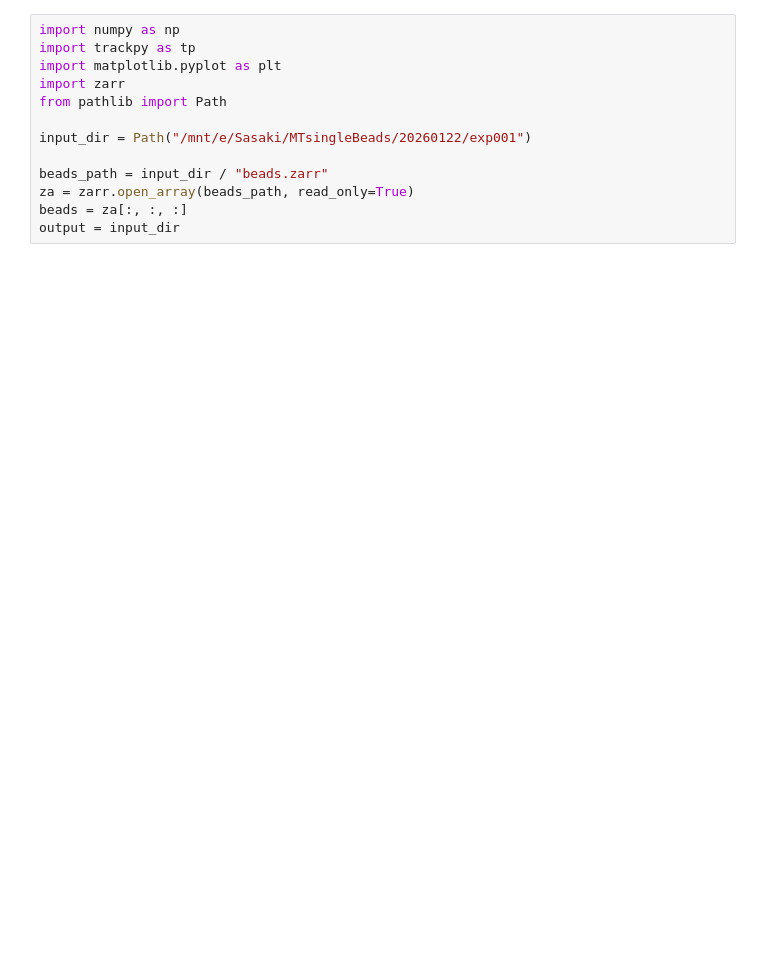
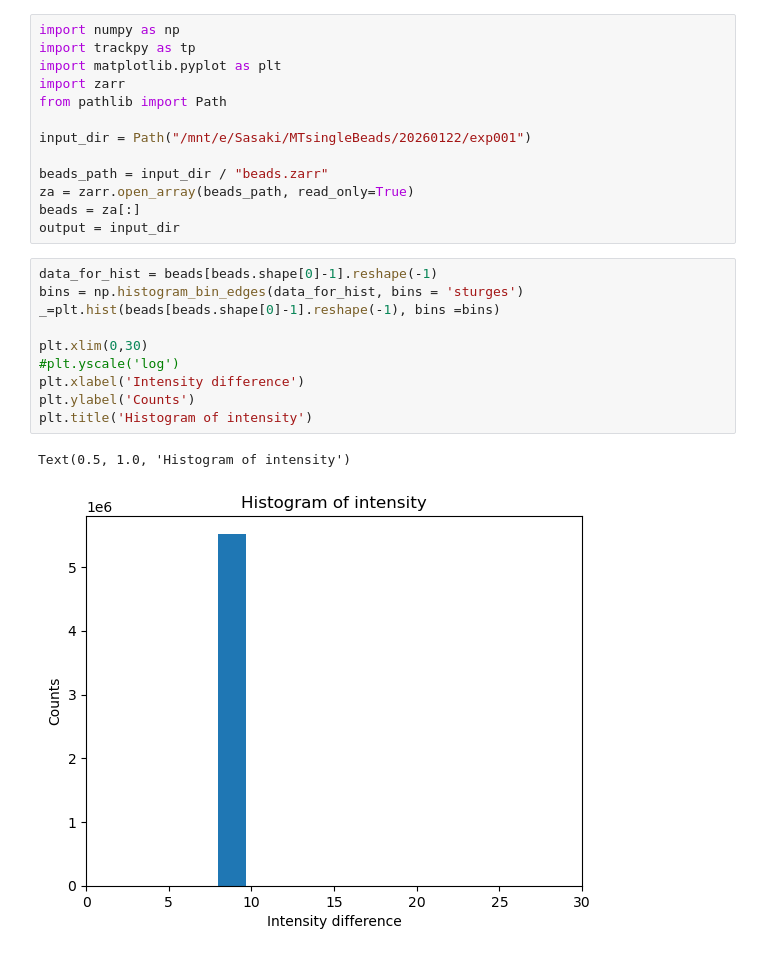
Before and after one commit to wppppupr/MTCargo_analysis, a Jupyter notebook: notebooks/trackBeads.ipynb, the cells around one changed output. Cells and saved outputs as stored; diff of their text form; blank space fills up the shorter version.

```diff
--- a/notebooks/trackBeads.ipynb
+++ b/notebooks/trackBeads.ipynb
@@ -9,6 +9,19 @@ input_dir = Path("/mnt/e/Sasaki/MTsingleBeads/20260122/exp001")
 
 beads_path = input_dir / "beads.zarr"
 za = zarr.open_array(beads_path, read_only=True)
-beads = za[:, :, :]
+beads = za[:]
 output = input_dir
+# %%
+data_for_hist = beads[beads.shape[0]-1].reshape(-1)
+bins = np.histogram_bin_edges(data_for_hist, bins = 'sturges')
+_=plt.hist(beads[beads.shape[0]-1].reshape(-1), bins =bins)
+
+plt.xlim(0,30)
+#plt.yscale('log')
+plt.xlabel('Intensity difference')
+plt.ylabel('Counts')
+plt.title('Histogram of intensity')
+# %% [output]
+Text(0.5, 1.0, 'Histogram of intensity')
+[figure, added]
 # %%
```
Also changed, not shown: parts of 5 cells of this notebook, 5 other files.
